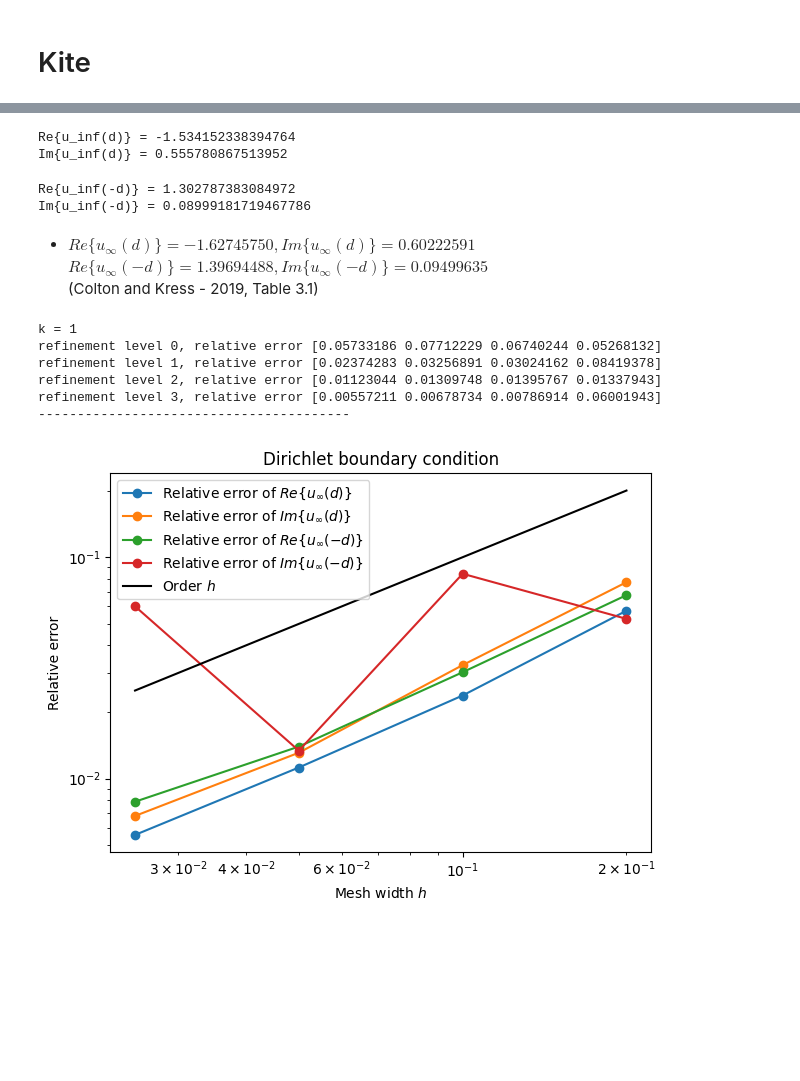
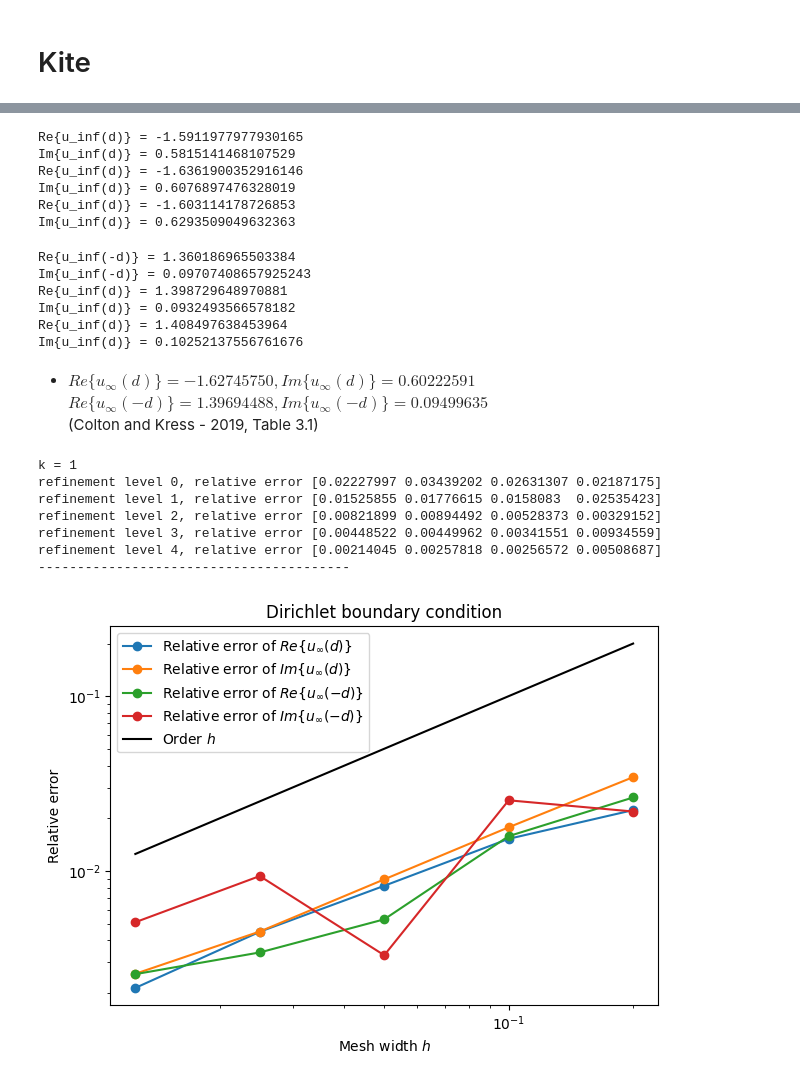
Before and after one commit to gninr/scattering, a Jupyter notebook: plane_wave.ipynb, the cells around one changed output, grey strips where cells are left out. Cells and saved outputs as stored; diff of their text form; code cells hidden in the pictures; blank space fills up the shorter version.

Commit message:
volume-based formula for far field pattern

```diff
--- a/plane_wave.ipynb
+++ b/plane_wave.ipynb
@@ -67,7 +87,7 @@ x = fd.SpatialCoordinate(mesh)
 inc = fd.exp(1j * fd.dot(fd.as_vector(d), x))
 g = -inc
 
-uh = solve(mesh, k, a0, a1, b0, b1, g)
+uh = solve(mesh, k, a0, a1, b0, b1, g, annular=annular)
 # %%
 plot_field(uh, a0, a1, b0, b1)
 # %% [output]
@@ -80,38 +108,56 @@ plot_far_field(k, uh, inc)
 u_inf = far_field(k, uh, 0, inc)
 print("Re{u_inf(d)} =", u_inf.real)
 print("Im{u_inf(d)} =", u_inf.imag)
+
+u_inf = far_field(k, uh, 0, inc, boundary=4)
+print("Re{u_inf(d)} =", u_inf.real)
+print("Im{u_inf(d)} =", u_inf.imag)
+
+u_inf = far_field_vol(k, uh, 0, R0, R1, inc)
+print("Re{u_inf(d)} =", u_inf.real)
+print("Im{u_inf(d)} =", u_inf.imag)
 # %% [output]
-Re{u_inf(d)} = -1.534152338394764
-Im{u_inf(d)} = 0.555780867513952
+Re{u_inf(d)} = -1.5911977977930165
+Im{u_inf(d)} = 0.5815141468107529
+Re{u_inf(d)} = -1.6361900352916146
+Im{u_inf(d)} = 0.6076897476328019
+Re{u_inf(d)} = -1.603114178726853
+Im{u_inf(d)} = 0.6293509049632363
 # %%
 u_inf = far_field(k, uh, np.pi, inc)
 print("Re{u_inf(-d)} =", u_inf.real)
 print("Im{u_inf(-d)} =", u_inf.imag)
+
+u_inf = far_field(k, uh, np.pi, inc, boundary=4)
+print("Re{u_inf(d)} =", u_inf.real)
+print("Im{u_inf(d)} =", u_inf.imag)
+
+u_inf = far_field_vol(k, uh, np.pi, R0, R1, inc)
+print("Re{u_inf(d)} =", u_inf.real)
+print("Im{u_inf(d)} =", u_inf.imag)
 # %% [output]
-Re{u_inf(-d)} = 1.302787383084972
-Im{u_inf(-d)} = 0.08999181719467786
+Re{u_inf(-d)} = 1.360186965503384
+Im{u_inf(-d)} = 0.09707408657925243
+Re{u_inf(d)} = 1.398729648970881
+Im{u_inf(d)} = 0.0932493566578182
+Re{u_inf(d)} = 1.408497638453964
+Im{u_inf(d)} = 0.10252137556761676
 # %% [markdown]
 - $Re\{u_\infty(d)\} = −1.62745750, Im\{u_\infty(d)\} = 0.60222591$
     $Re\{u_\infty(-d)\} = 1.39694488, Im\{u_\infty(-d)\} = 0.09499635$
     (Colton and Kress - 2019, Table 3.1)
 # %%
 # Convergence
-k = 1
-max_level = 4
+max_level = 5
 levels = np.arange(max_level)
 hs = h0 / 2**levels
-if k == 1:
-    u_inf_ref = np.array([-1.62745750, 0.60222591, 1.39694488, 0.09499635])
-if k == 5:
-    u_inf_ref = np.array([-2.47554380, 1.68747937, -0.19945787, 0.06015893])
 # %%
-"""
 mesh_hierarchy = []
 if cached_mesh:
     for level in levels:
         mesh_hierarchy.append(fd.Mesh(shape + str(level) + ".msh"))
 else:
     for level in levels:
-        mesh_hierarchy.append(generate_mesh(a0, a1, b0, b1, shape, h0, level))
-"""
-mesh_hierarchy = fd.MeshHierarchy(mesh, max_level)
+        mesh_hierarchy.append(generate_mesh(a0, a1, b0, b1, shape, h0, level, R0=R0, R1=R1))
+
+# mesh_hierarchy = fd.MeshHierarchy(mesh, max_level)
@@ -125,40 +177,41 @@ for level in levels:
     inc = fd.exp(1j * fd.dot(fd.as_vector(d), x))
     g = -inc
 
-    uh = solve(m, k, a0, a1, b0, b1, g)
+    uh = solve(m, k, a0, a1, b0, b1, g, annular=annular)
 
     u_inf = np.empty(4)
     u_inf1 = far_field(k, uh, 0, inc)
     u_inf[0] = u_inf1.real
     u_inf[1] = u_inf1.imag
     u_inf2 = far_field(k, uh, np.pi, inc)
     u_inf[2] = u_inf2.real
     u_inf[3] = u_inf2.imag
     rel_err = np.abs((u_inf - u_inf_ref) / u_inf_ref)
     print(f"refinement level {level}, relative error {rel_err}")
     errors.append(rel_err)
 errors = np.array(errors)
 plt.loglog(hs, errors[:, 0], "-o",
            label=r"Relative error of $Re\{u_\infty(d)\}$")
 plt.loglog(hs, errors[:, 1], "-o",
            label=r"Relative error of $Im\{u_\infty(d)\}$")
 plt.loglog(hs, errors[:, 2], "-o",
            label=r"Relative error of $Re\{u_\infty(-d)\}$")
 plt.loglog(hs, errors[:, 3], "-o",
            label=r"Relative error of $Im\{u_\infty(-d)\}$")
 print("----------------------------------------")
 
 plt.loglog(hs, hs, "k", label=r"Order $h$")
 plt.legend()
 plt.xlabel(r"Mesh width $h$")
 plt.ylabel("Relative error")
 plt.title("Dirichlet boundary condition")
 plt.tight_layout()
 # %% [output]
 k = 1
-refinement level 0, relative error [0.05733186 0.07712229 0.06740244 0.05268132]
-refinement level 1, relative error [0.02374283 0.03256891 0.03024162 0.08419378]
-refinement level 2, relative error [0.01123044 0.01309748 0.01395767 0.01337943]
-refinement level 3, relative error [0.00557211 0.00678734 0.00786914 0.06001943]
+refinement level 0, relative error [0.02227997 0.03439202 0.02631307 0.02187175]
+refinement level 1, relative error [0.01525855 0.01776615 0.0158083  0.02535423]
+refinement level 2, relative error [0.00821899 0.00894492 0.00528373 0.00329152]
+refinement level 3, relative error [0.00448522 0.00449962 0.00341551 0.00934559]
+refinement level 4, relative error [0.00214045 0.00257818 0.00256572 0.00508687]
 ----------------------------------------
-[figure, old version]
+[figure, new version]
```
Also changed, not shown: parts of 15 cells of this notebook, 2 other files.
